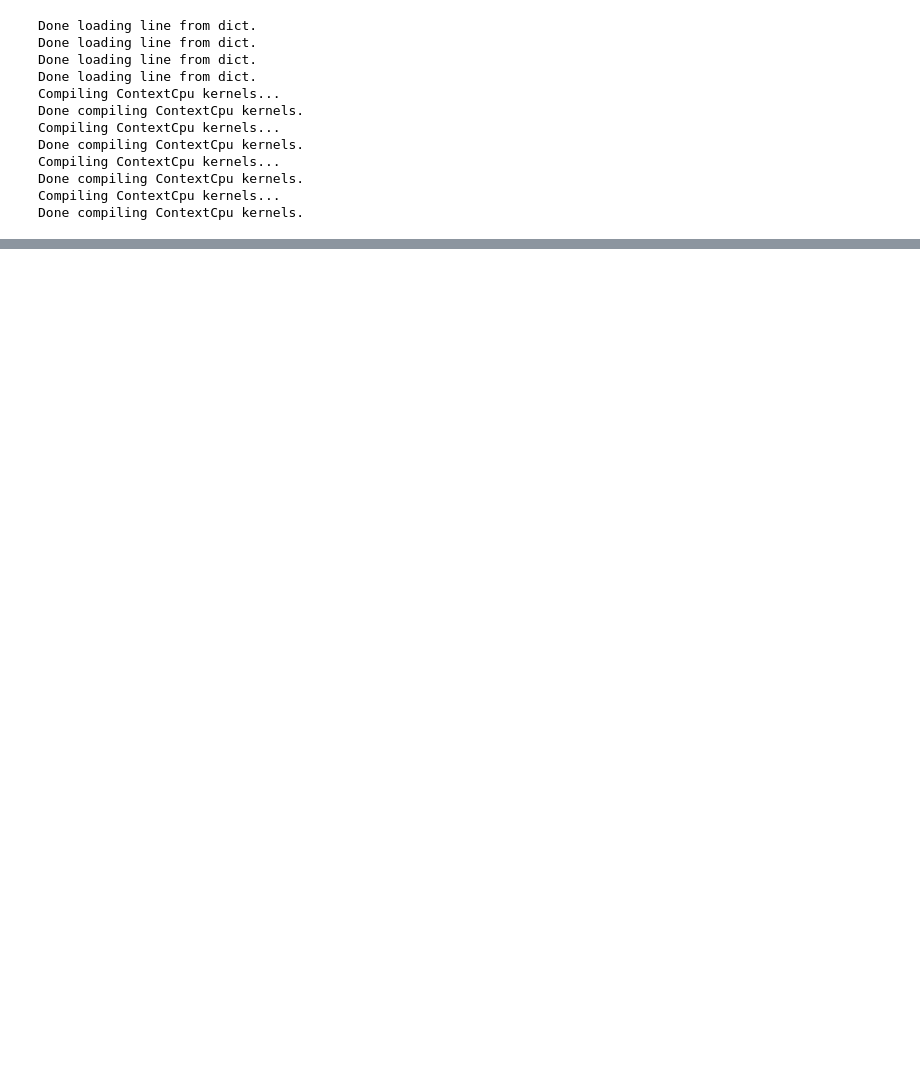
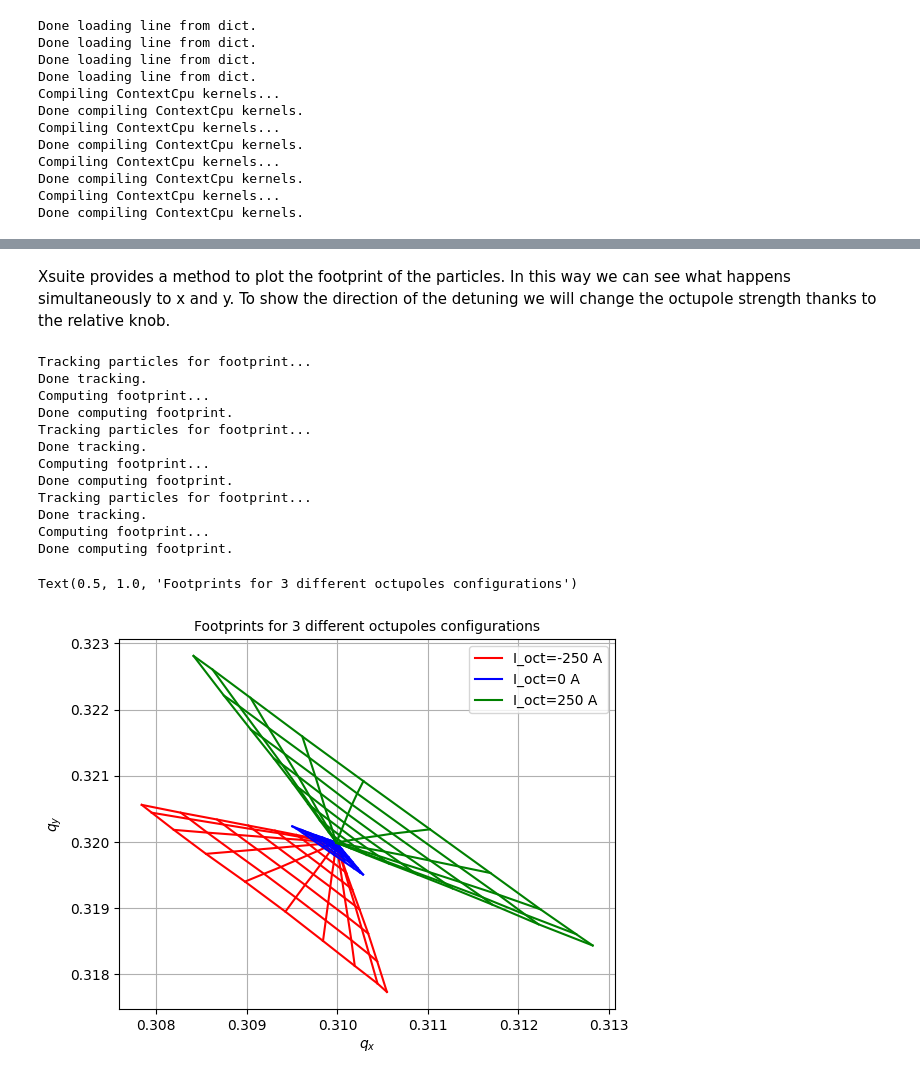
Before and after one commit to andreafornara/Tutorial, a Jupyter notebook: examples/002_footprint.ipynb, the cells around one changed output, grey strips where cells are left out. Saved outputs shown, nothing was run; the diff lists cells and outputs as text; code cells hidden in the pictures; blank space fills up the shorter version.

```diff
--- a/examples/002_footprint.ipynb
+++ b/examples/002_footprint.ipynb
@@ -132,0 +85,30 @@ The x coordinate of the first particle is  [ 2.14451828e-04 -7.91307099e-05 -1.5
+# %% [markdown]
+Xsuite provides a method to plot the footprint of the particles. In this way we can see what happens
+simultaneously to x and y.
+To show the direction of the detuning we will change the octupole strength thanks to the relative knob.
+# %%
+oct_curr = [ -250, 0, 250]
+colors = ['r', 'b', 'g']
+for ii in range(3):
+    collider.vars['i_oct_b1'] = oct_curr[ii]
+    fp0_jgrid = collider['lhcb1'].get_footprint(nemitt_x=normal_emitt_x, nemitt_y=normal_emitt_y,
+                            mode='polar')
+    fp0_jgrid.plot(color=colors[ii], label=f'I_oct={oct_curr[ii]} A')
+plt.legend()
+plt.grid()
+plt.title('Footprints for 3 different octupoles configurations', size = 10)
+# %% [output]
+Tracking particles for footprint...
+Done tracking.
+Computing footprint...
+Done computing footprint.
+Tracking particles for footprint...
+Done tracking.
+Computing footprint...
+Done computing footprint.
+Tracking particles for footprint...
+Done tracking.
+Computing footprint...
+Done computing footprint.
+Text(0.5, 1.0, 'Footprints for 3 different octupoles configurations')
+[figure, added]
```
Also changed, not shown: parts of 15 cells of this notebook, 4 other files.
